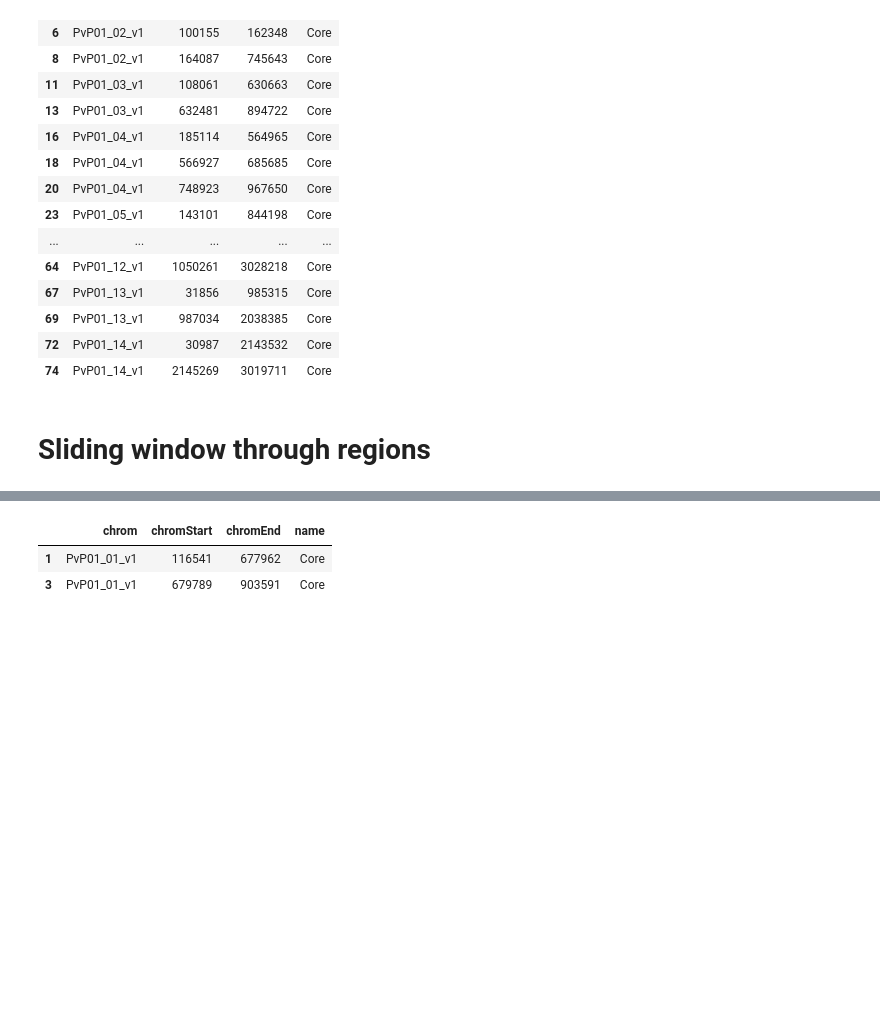
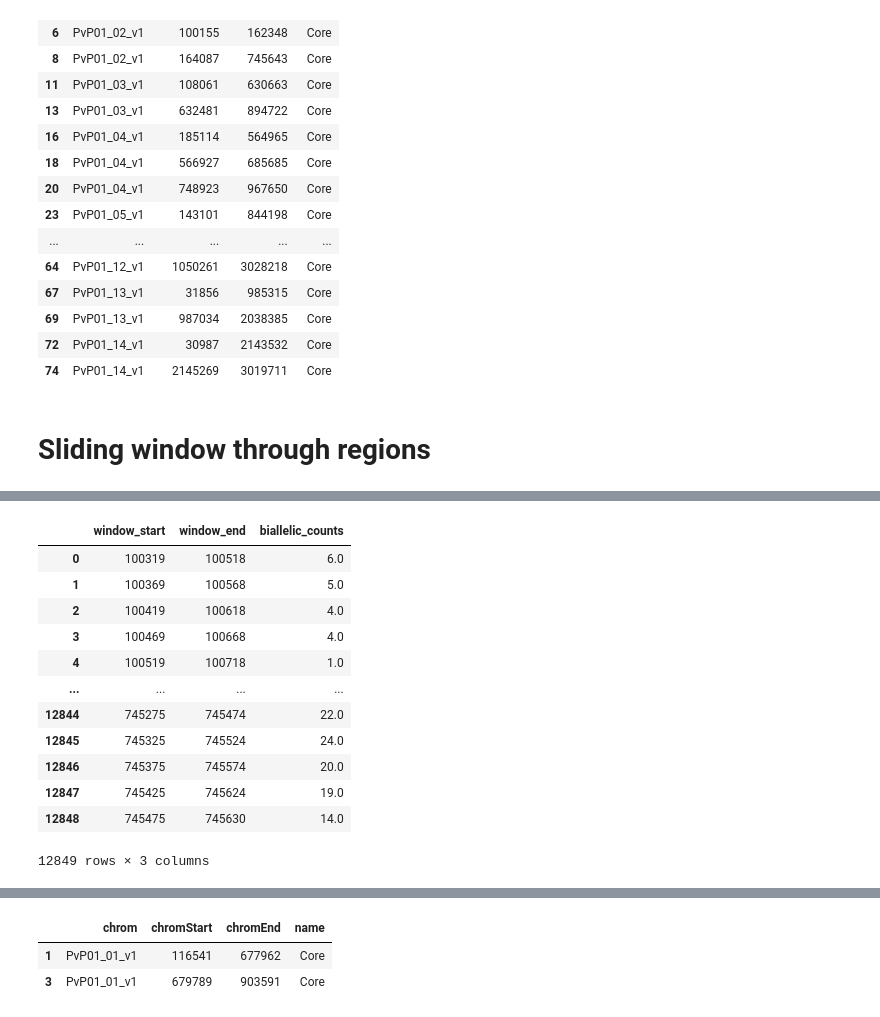
Before and after one commit to malariagen/pv-muhap, a Jupyter notebook: notebooks/marker_optimisation.ipynb, the cells around one changed output, grey strips where cells are left out. Cells and saved outputs as stored; diff of their text form; code cells hidden in the pictures; blank space fills up the shorter version.

```diff
--- a/notebooks/marker_optimisation.ipynb
+++ b/notebooks/marker_optimisation.ipynb
@@ -80,4 +70,0 @@ Filter variants to only include **biallelic** snps
-# %%
-biallelic_filter = (variant_dataset_filtered['variant_numalt']==1).data
-variant_dataset_filtered = variant_dataset_filtered.isel(variants=biallelic_filter)
-variant_dataset_filtered
@@ -138,0 +177,4 @@ pv4_regions.loc[pv4_regions.name=='Core'] #Think the vcf is 1 based so might hav
+# %%
+%%time
+biallelic_counts, window_start, window_end = sliding_window_stats(variant_dataset_filtered, 'PvP01_02_v1',
+                                                           pv4_regions)
@@ -138,0 +186,17 @@ pv4_regions.loc[pv4_regions.name=='Core'] #Think the vcf is 1 based so might hav
+# %%
+df = pd.DataFrame(data={'window_start':window_start,'window_end':window_end,'biallelic_counts':biallelic_counts})
+df
+# %% [output]
+|  | window_start | window_end | biallelic_counts |
+| 0 | 100319 | 100518 | 6.0 |
+| 1 | 100369 | 100568 | 5.0 |
+| 2 | 100419 | 100618 | 4.0 |
+| 3 | 100469 | 100668 | 4.0 |
+| 4 | 100519 | 100718 | 1.0 |
+| ... | ... | ... | ... |
+| 12844 | 745275 | 745474 | 22.0 |
+| 12845 | 745325 | 745524 | 24.0 |
+| 12846 | 745375 | 745574 | 20.0 |
+| 12847 | 745425 | 745624 | 19.0 |
+| 12848 | 745475 | 745630 | 14.0 |
+12849 rows × 3 columns
```
Also changed, not shown: parts of 49 cells of this notebook.
